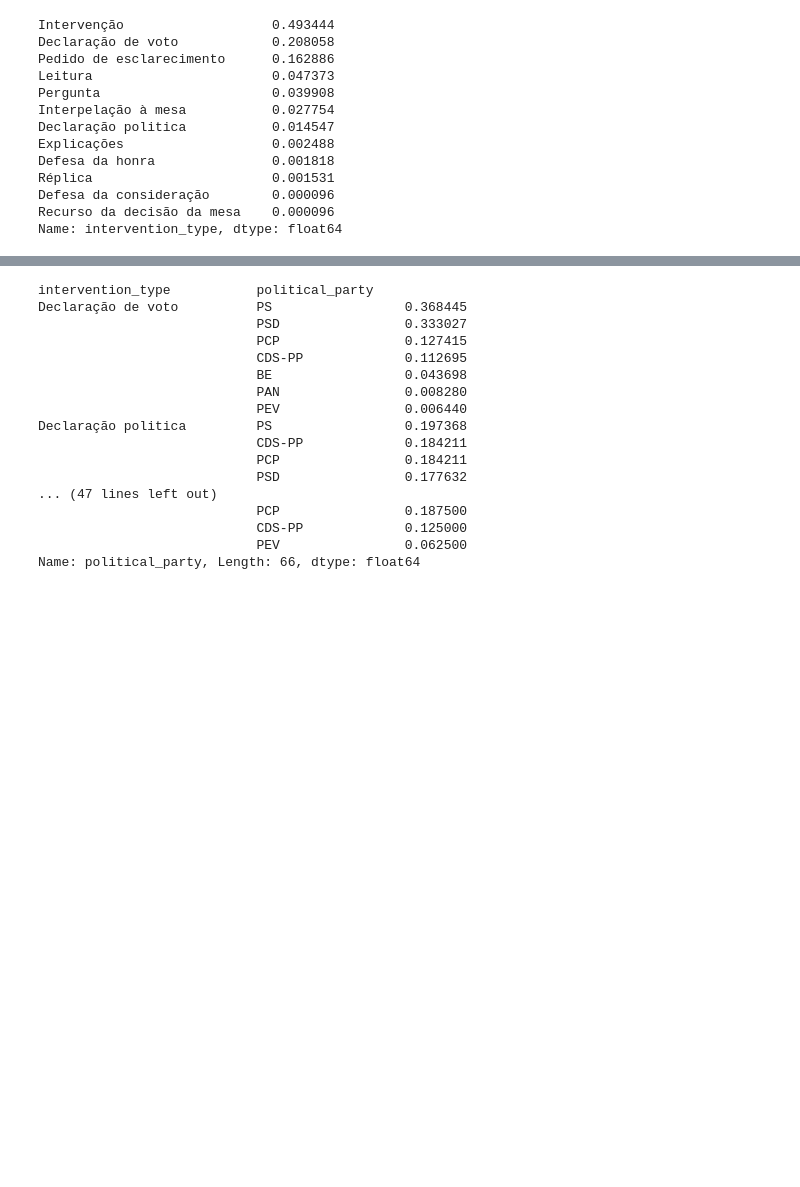
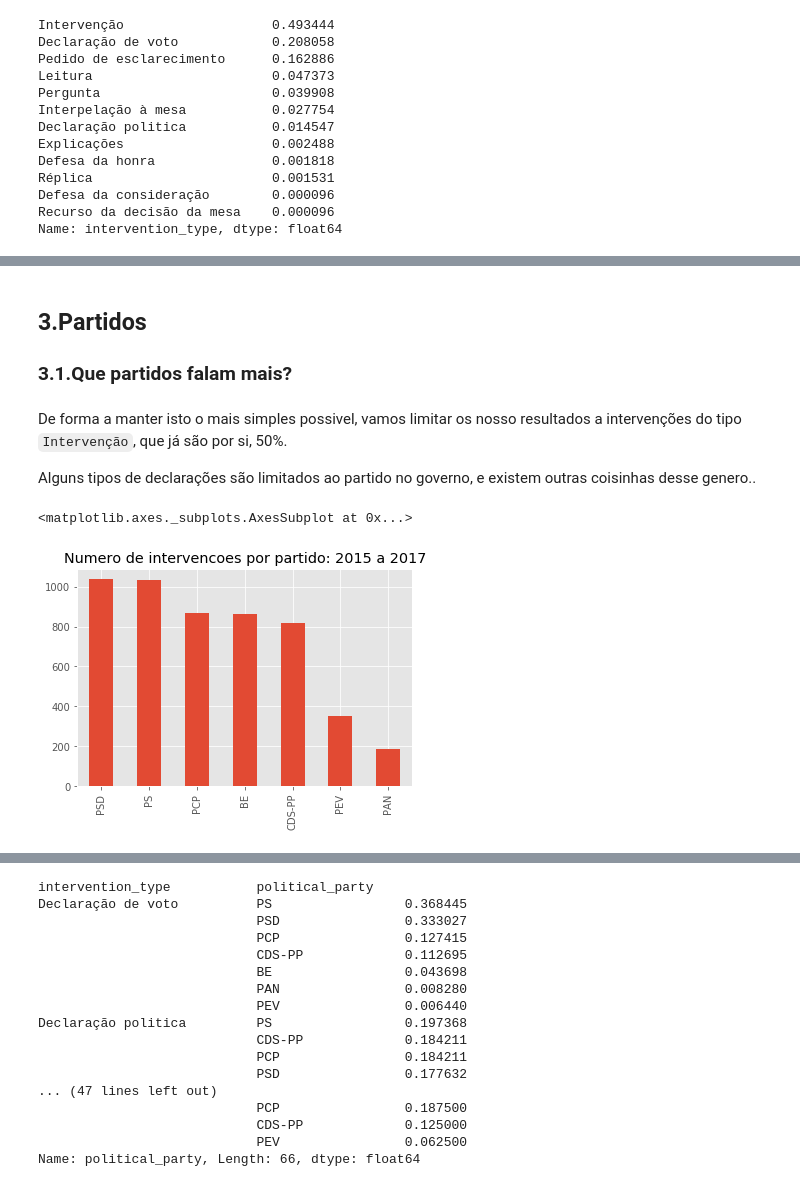
Before and after one commit to duarteocarmo/assembleia, a Jupyter notebook: Analise.ipynb, the cells around one changed output, grey strips where cells are left out. Cells and saved outputs as stored; diff of their text form; code cells hidden in the pictures; blank space fills up the shorter version.

```diff
--- a/Analise.ipynb
+++ b/Analise.ipynb
@@ -275,0 +184,13 @@ assembleia.loc[assembleia.speaker == 'RITA RATO']
+# %% [markdown]
+## 3.Partidos
+### 3.1.Que partidos falam mais?
+# %% [markdown]
+De forma a manter isto o mais simples possivel, vamos limitar os nosso resultados a intervenções do tipo `Intervenção`, que já são por si, 50%.
+
+Alguns tipos de declarações são limitados ao partido no governo, e existem outras coisinhas desse genero..
+# %%
+plt.title('Numero de intervencoes por partido: 2015 a 2017')
+assembleia[(assembleia.intervention_type==u'Intervenção')].political_party.value_counts(normalize=False).plot(kind='bar')
+# %% [output]
+<matplotlib.axes._subplots.AxesSubplot at 0x...>
+[figure, added]
```
Also changed, not shown: parts of 54 cells of this notebook.
